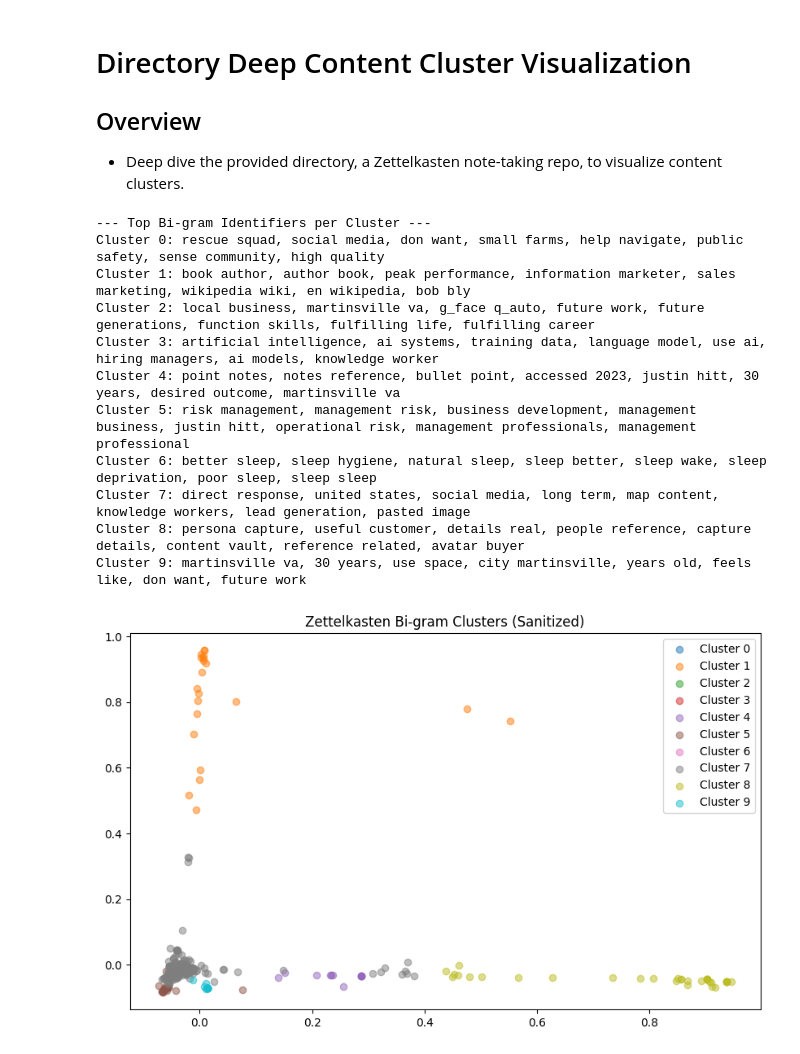
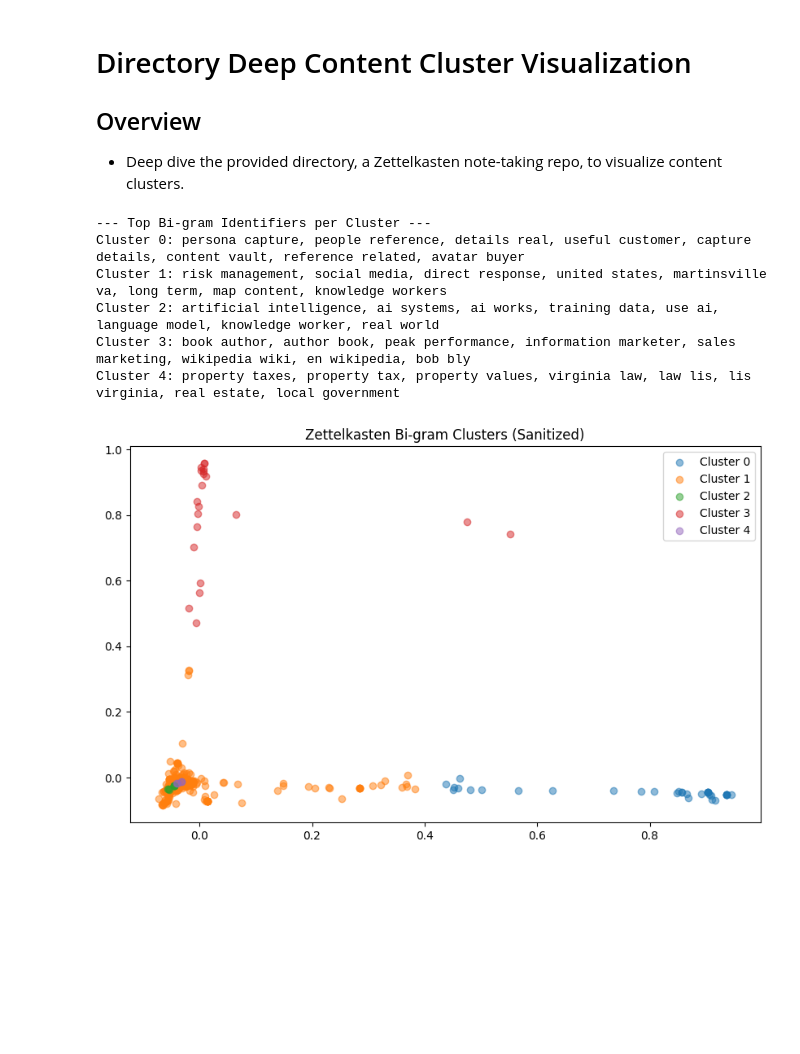
Before and after one commit to jwhco/scripts, a Jupyter notebook: MarkdownTools/visualize-content-clusters.ipynb, the cells around one changed output. Cells and saved outputs as stored; diff of their text form; code cells hidden in the pictures; blank space fills up the shorter version.

```diff
--- a/MarkdownTools/visualize-content-clusters.ipynb
+++ b/MarkdownTools/visualize-content-clusters.ipynb
@@ -19,7 +19,7 @@ from sklearn.decomposition import PCA
 # --- Configuration ---
 # ZETTEL_ROOT = "/home/hittjw/Documents/GitHub/obsidian/Zettelkasten" # Ubuntu
 ZETTEL_ROOT = "/workspace/obsidian/Zettelkasten" # K8S
-N_CLUSTERS = 10
+N_CLUSTERS = 5
 TAG_WEIGHT = 5
 
 def clean_headers(text):
@@ -102,7 +102,7 @@ if not data:
 df = pd.DataFrame(data)
 
 # --- Stop Word Refinement ---
-custom_stops = {'https', 'http', 'com', 'www', 'org', 'net', 'html', 'eof'}
+custom_stops = {'https', 'http', 'com', 'www', 'org', 'net', 'html', 'eof', 'g_face', 'q_auto'}
 all_stop_words = list(ENGLISH_STOP_WORDS.union(custom_stops))
 
 # --- Vectorization ---
@@ -117,41 +117,36 @@ X = vectorizer.fit_transform(df['text'])
 # --- Clustering ---
 model = KMeans(n_clusters=N_CLUSTERS, random_state=42, n_init=10)
 df['cluster'] = model.fit_predict(X)
 
 # --- PCA ---
 pca = PCA(n_components=2)
 coords = pca.fit_transform(X.toarray())
 df['x'], df['y'] = coords[:, 0], coords[:, 1]
 
 # --- Identification ---
 print("\n--- Top Bi-gram Identifiers per Cluster ---")
 terms = vectorizer.get_feature_names_out()
 centroids = model.cluster_centers_.argsort()[:, ::-1]
 
 for i in range(N_CLUSTERS):
     top_terms = [terms[ind] for ind in centroids[i, :8]]
     print(f"Cluster {i}: {', '.join(top_terms)}")
 
 
 # --- Visualization ---
 plt.figure(figsize=(10, 6))
 for i in range(N_CLUSTERS):
     slice_df = df[df['cluster'] == i]
     plt.scatter(slice_df['x'], slice_df['y'], label=f"Cluster {i}", alpha=0.5)
 
 plt.title("Zettelkasten Bi-gram Clusters (Sanitized)")
 plt.legend()
 plt.show()
 # %% [output]
 --- Top Bi-gram Identifiers per Cluster ---
-Cluster 0: rescue squad, social media, don want, small farms, help navigate, public safety, sense community, high quality
-Cluster 1: book author, author book, peak performance, information marketer, sales marketing, wikipedia wiki, en wikipedia, bob bly
-Cluster 2: local business, martinsville va, g_face q_auto, future work, future generations, function skills, fulfilling life, fulfilling career
-Cluster 3: artificial intelligence, ai systems, training data, language model, use ai, hiring managers, ai models, knowledge worker
-Cluster 4: point notes, notes reference, bullet point, accessed 2023, justin hitt, 30 years, desired outcome, martinsville va
-Cluster 5: risk management, management risk, business development, management business, justin hitt, operational risk, management professionals, management professional
-Cluster 6: better sleep, sleep hygiene, natural sleep, sleep better, sleep wake, sleep deprivation, poor sleep, sleep sleep
-Cluster 7: direct response, united states, social media, long term, map content, knowledge workers, lead generation, pasted image
-Cluster 8: persona capture, useful customer, details real, people reference, capture details, content vault, reference related, avatar buyer
-Cluster 9: martinsville va, 30 years, use space, city martinsville, years old, feels like, don want, future work
+Cluster 0: persona capture, people reference, details real, useful customer, capture details, content vault, reference related, avatar buyer
+Cluster 1: risk management, social media, direct response, united states, martinsville va, long term, map content, knowledge workers
+Cluster 2: artificial intelligence, ai systems, ai works, training data, use ai, language model, knowledge worker, real world
+Cluster 3: book author, author book, peak performance, information marketer, sales marketing, wikipedia wiki, en wikipedia, bob bly
+Cluster 4: property taxes, property tax, property values, virginia law, law lis, lis virginia, real estate, local government
-[figure, old version]
+[figure, new version]
```
